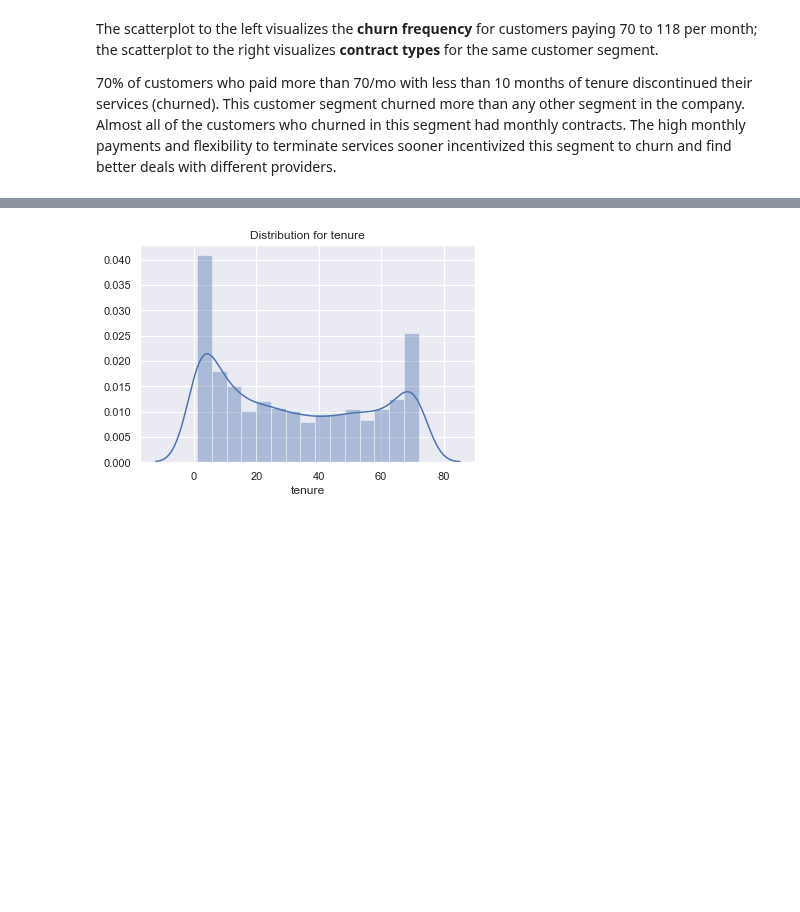
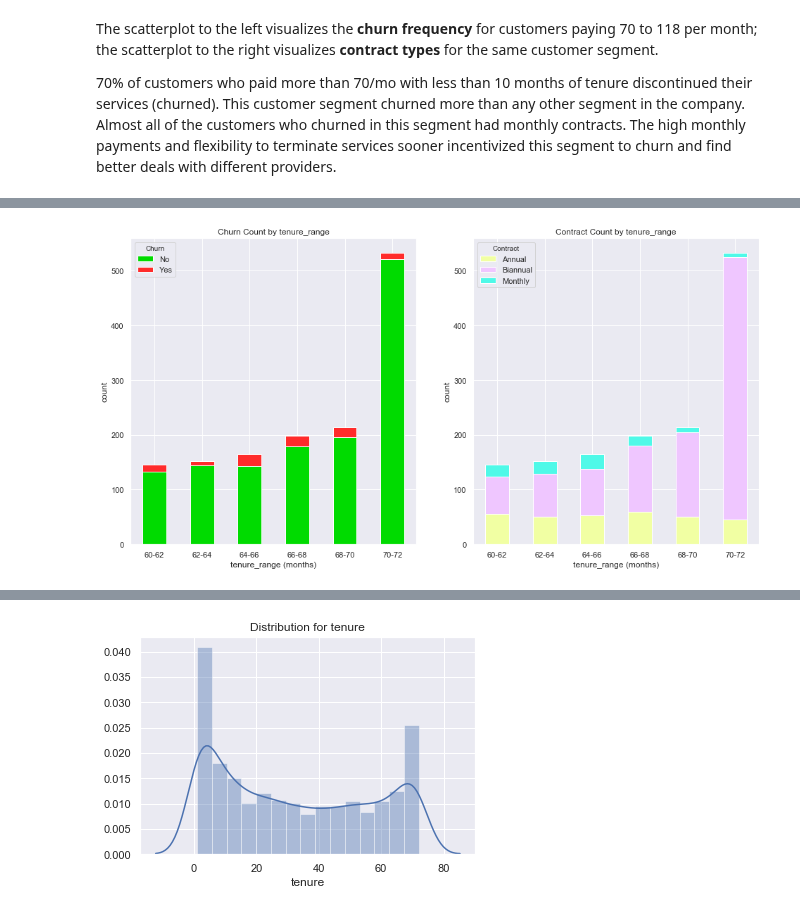
Before and after one commit to ayn28/Project-Portfolio, a Jupyter notebook: current-capstone-project/customer-churn/customer_churn.ipynb, the cells around one changed output, grey strips where cells are left out. Drawn from its saved outputs; the diff is of its cells as text; code cells hidden in the pictures; blank space fills up the shorter version.

```diff
--- a/current-capstone-project/customer-churn/customer_churn.ipynb
+++ b/current-capstone-project/customer-churn/customer_churn.ipynb
@@ -562,0 +488,86 @@ Contract proportions:
+# %%
+# Make a dataframe copy to avoid chaining arguments
+import copy
+dfCluster3 = copy.deepcopy(df)
+
+# 1-D Series
+tenure60 = dfCluster3.loc[dfCluster3.tenure > 60, 'tenure']
+
+# Bin tenure into 2 month intervals
+ten_bins = [60, 62, 64, 66, 68, 70, 72]
+ten_labels = ['60-62', '62-64', '64-66', '66-68', '68-70', '70-72']
+dfCluster3['tenure_range'] = pd.cut(tenure60, ten_bins, labels=ten_labels)
+
+# Instantiate figure to display subplots
+fig, axes = plt.subplots(nrows=1, ncols=2)
+
+# ---------DIAGRAM 1--------- #
+# Dataframe of tenure > 60
+dfCluster3 = dfCluster3[dfCluster3.tenure > 60]
+
+# Pivot table of Churn by tenure ranges 60 to 72
+# (Doesn't matter which numerical feature used as values parameter: all 3 num. features return same results)
+churn_pt = dfCluster3.pivot_table(index='tenure_range', columns='Churn', values='MonthlyCharges', aggfunc='count')
+
+# Plot a stacked bar chart of Churn by tenure ranges
+churn_stacked = churn_pt.plot(kind='bar', stacked=True, rot=0, color=[lightgreen, red], figsize=(16, 8), ax=axes[0]);
+axes[0].set_xlabel('tenure_range (months)');
+axes[0].set_ylabel('count');
+axes[0].set_title('Churn Count by tenure_range');
+
+# ---------DIAGRAM 2--------- #
+# Pivot table of Contract by tenure ranges 60 to 72
+# (Doesn't matter which numerical feature used as values parameter: all 3 num. features return same results)
+contract_pt = dfCluster3.pivot_table(index='tenure_range', columns='Contract', values='MonthlyCharges', aggfunc='count')
+
+# Plot a stacked bar chart of Contract by tenure ranges
+contract_stacked = contract_pt.plot(kind='bar', stacked=True, rot=0, color=['#f1ffa3', '#efc6ff', '#4ff9e8'], ax=axes[1]);
+axes[1].set_xlabel('tenure_range (months)');
+axes[1].set_ylabel('count');
+axes[1].set_title('Contract Count by tenure_range');
+
+plt.show()
+
+# Calculate churn rate for tenure > 60
+df_c3 = dfCluster3.groupby('Churn').size()
+ret_c3 = df_c3[0]
+churn_c3 = df_c3[1]
+
+retRatec3 = ret_c3 / (ret_c3 + churn_c3)
+churnRatec3 = churn_c3 / (ret_c3 + churn_c3)
+
+print('Statistics for the two diagrams above:')
+print('Churn rate:')
+print('{0:.1%} of customer with more than 60 months of tenure did NOT churn.'.format(retRatec3))
+print('{0:.1%}  of customer with more than 60 months of tenure churned.'.format(churnRatec3))
+
+# Calculate contract proportions for tenure > 60
+df_con3 = dfCluster3.groupby('Contract').size()
+
+monthly3 = df_con3[2]
+annual3 = df_con3[0]
+biannual3 = df_con3[1]
+
+monthlyRate3 = monthly3 / (monthly3 + annual3 + biannual3)
+annualRate3 = annual3 / (monthly3 + annual3 + biannual3)
+biannualRate3 = biannual3 / (monthly3 + annual3 + biannual3)
+
+print('\nContract proportions:')
+print('{0:.1%}  of customers with more than 60 months of tenure had monthly contracts.'.format(monthlyRate3))
+print('{0:.1%} of customers with more than 60 months of tenure had annual contracts.'.format(annualRate3))
+print('{0:.1%} of customers with more than 60 months of tenure had biannual contracts.'.format(biannualRate3))
+print('\n')
+
+# ---------DIAGRAM 3--------- #
+# Draw figure to render subsequent plots
+plt.figure(figsize=(7, 7));
+
+# Scatterplot of Churn by tenure and MonthlyCharges greater than $70
+sns.scatterplot(x='tenure', y='MonthlyCharges', hue='Contract', hue_order=['Monthly', 'Annual', 'Biannual'],
+                palette=['k', lightgreen, lightgreen], alpha=1.0, data=df[(df.tenure > 60) & (df.MonthlyCharges > 100)]);
+plt.xlabel('tenure (months)');
+plt.ylabel('MonthlyCharges (dollars)');
+plt.title('Contract by tenure and MonthlyCharges > $100');
+plt.show()
+# %% [output]
+[figure, added]
```
Also changed, not shown: parts of 20 cells of this notebook.
